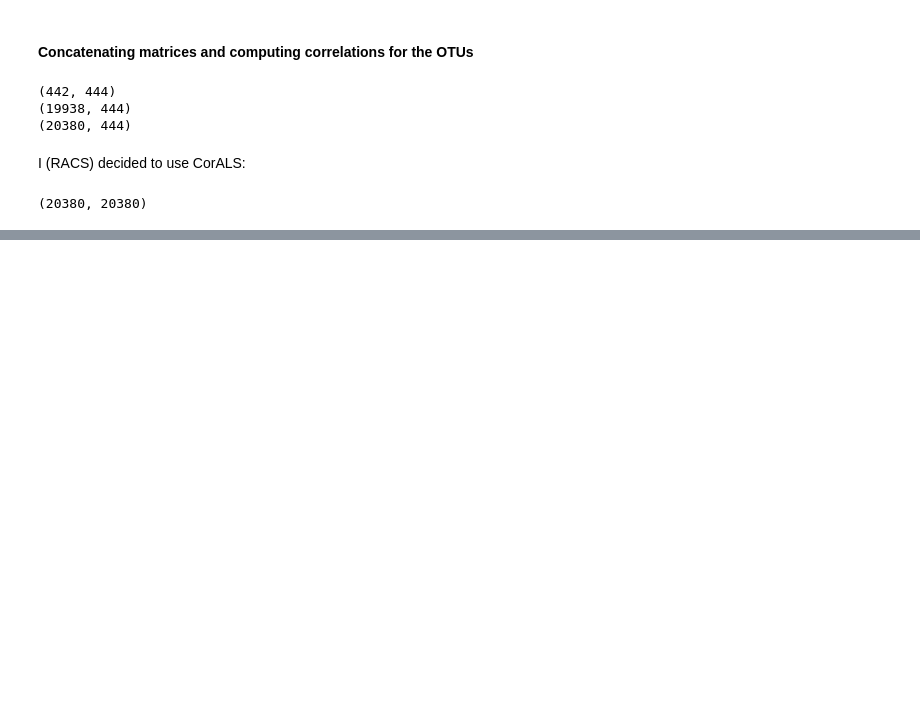
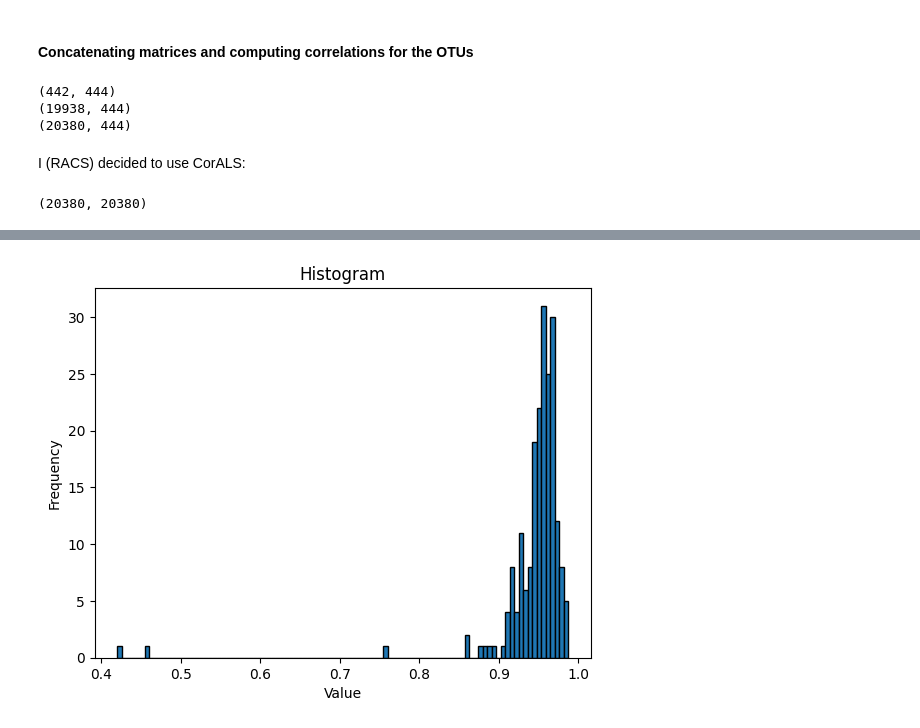
Before and after one commit to SantosRAC/maize_microbiome_transcriptomics, a Jupyter notebook: correlations_rnaseq_metataxonomics/expr_otus_correlations.ipynb, the cells around one changed output, grey strips where cells are left out. Cells and saved outputs as stored; diff of their text form; code cells hidden in the pictures; blank space fills up the shorter version.

```diff
--- a/correlations_rnaseq_metataxonomics/expr_otus_correlations.ipynb
+++ b/correlations_rnaseq_metataxonomics/expr_otus_correlations.ipynb
@@ -316,0 +537,15 @@ correlated_pairs_file.close()
+# %%
+import matplotlib.pyplot as plt
+
+# Build histogram
+plt.hist(rnaseq_pairs_cors, bins=100, edgecolor='black')
+
+# Add labels and title
+plt.xlabel('Value')
+plt.ylabel('Frequency')
+plt.title('Histogram')
+
+# Show the plot
+plt.show()
+# %% [output]
+[figure, added]
```
Also changed, not shown: parts of 18 cells of this notebook.
